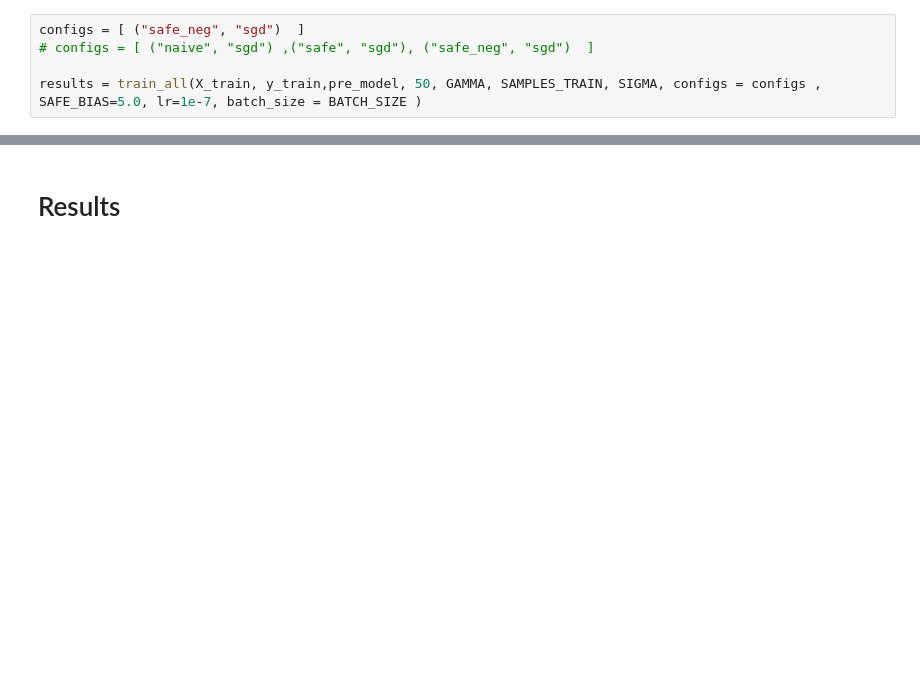
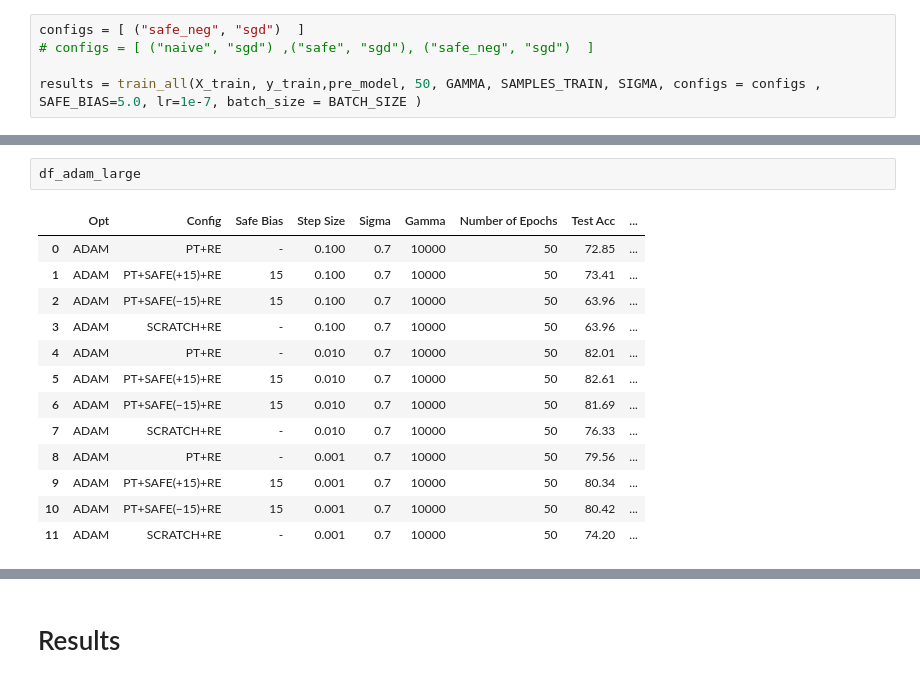
Before and after one commit to Wmeesena/Safe_Start, a Jupyter notebook: MAGIC/experiments.ipynb, the cells around one changed output, grey strips where cells are left out. Drawn from its saved outputs; the diff is of its cells as text; blank space fills up the shorter version.

```diff
--- a/MAGIC/experiments.ipynb
+++ b/MAGIC/experiments.ipynb
@@ -167,0 +555,16 @@ results = train_all(X_train, y_train,pre_model, 50, GAMMA, SAMPLES_TRAIN, SIGMA,
+# %%
+df_adam_large
+# %% [output]
+|  | Opt | Config | Safe Bias | Step Size | Sigma | Gamma | Number of Epochs | Test Acc | ... |
+| 0 | ADAM | PT+RE | - | 0.100 | 0.7 | 10000 | 50 | 72.85 | ... |
+| 1 | ADAM | PT+SAFE(+15)+RE | 15 | 0.100 | 0.7 | 10000 | 50 | 73.41 | ... |
+| 2 | ADAM | PT+SAFE(−15)+RE | 15 | 0.100 | 0.7 | 10000 | 50 | 63.96 | ... |
+| 3 | ADAM | SCRATCH+RE | - | 0.100 | 0.7 | 10000 | 50 | 63.96 | ... |
+| 4 | ADAM | PT+RE | - | 0.010 | 0.7 | 10000 | 50 | 82.01 | ... |
+| 5 | ADAM | PT+SAFE(+15)+RE | 15 | 0.010 | 0.7 | 10000 | 50 | 82.61 | ... |
+| 6 | ADAM | PT+SAFE(−15)+RE | 15 | 0.010 | 0.7 | 10000 | 50 | 81.69 | ... |
+| 7 | ADAM | SCRATCH+RE | - | 0.010 | 0.7 | 10000 | 50 | 76.33 | ... |
+| 8 | ADAM | PT+RE | - | 0.001 | 0.7 | 10000 | 50 | 79.56 | ... |
+| 9 | ADAM | PT+SAFE(+15)+RE | 15 | 0.001 | 0.7 | 10000 | 50 | 80.34 | ... |
+| 10 | ADAM | PT+SAFE(−15)+RE | 15 | 0.001 | 0.7 | 10000 | 50 | 80.42 | ... |
+| 11 | ADAM | SCRATCH+RE | - | 0.001 | 0.7 | 10000 | 50 | 74.20 | ... |
```
Also changed, not shown: parts of 9 cells of this notebook.
